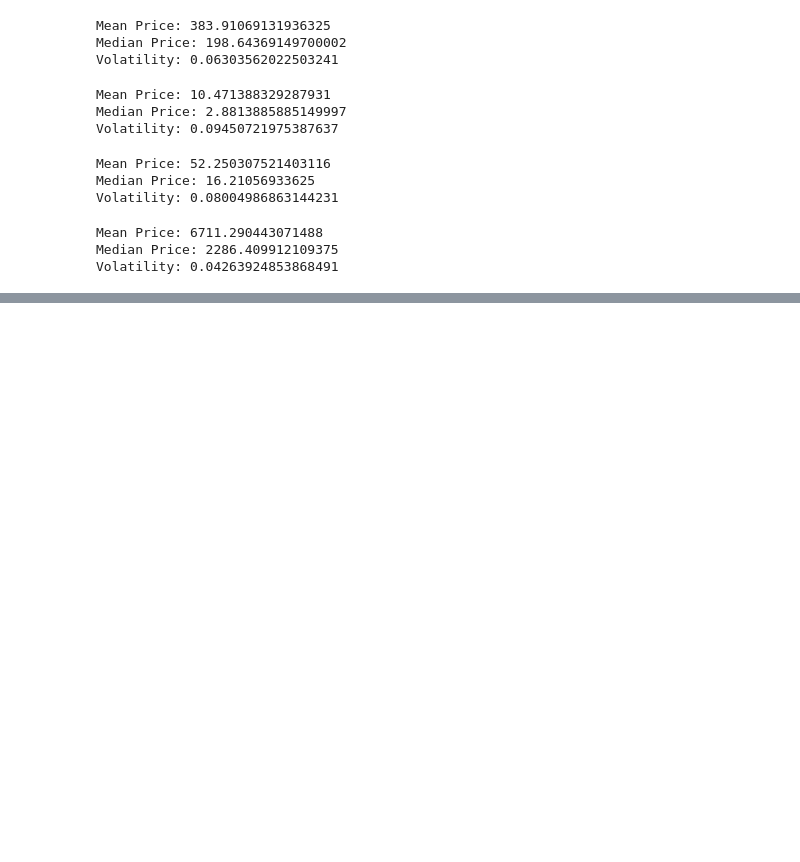
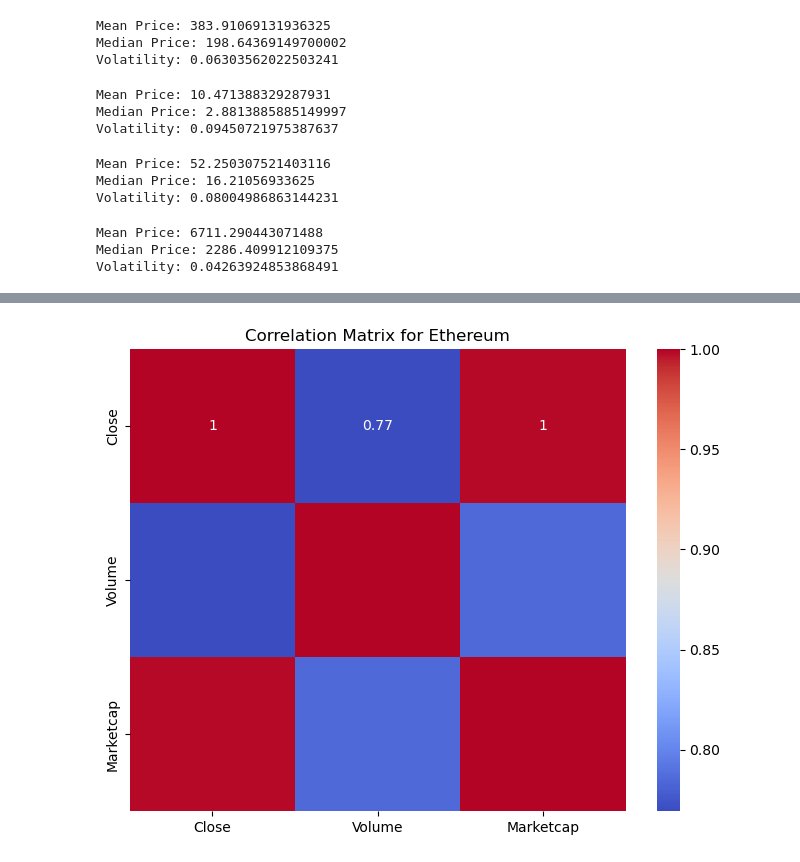
Before and after one commit to Khushboomodha/Project_1, a Jupyter notebook: Crypto.ipynb, the cells around one changed output, grey strips where cells are left out. Saved outputs shown, nothing was run; the diff lists cells and outputs as text; code cells hidden in the pictures; blank space fills up the shorter version.

```diff
--- a/Crypto.ipynb
+++ b/Crypto.ipynb
@@ -457,0 +542,14 @@ Index: []
+# %%
+# Filtered data for a specific cryptocurrency (e.g., Etheruem)
+ETH_df = filtered_df[filtered_df['Symbol'] == 'ETH']
+
+# Calculate correlation matrix
+correlation_matrix = ETH_df[['Close', 'Volume', 'Marketcap']].corr()
+
+# Plot heatmap
+plt.figure(figsize=(8, 6))
+sns.heatmap(correlation_matrix, annot=True, cmap='coolwarm')
+plt.title('Correlation Matrix for Ethereum')
+plt.show()
+# %% [output]
+[figure, added]
```
Also changed, not shown: parts of 22 cells of this notebook.
